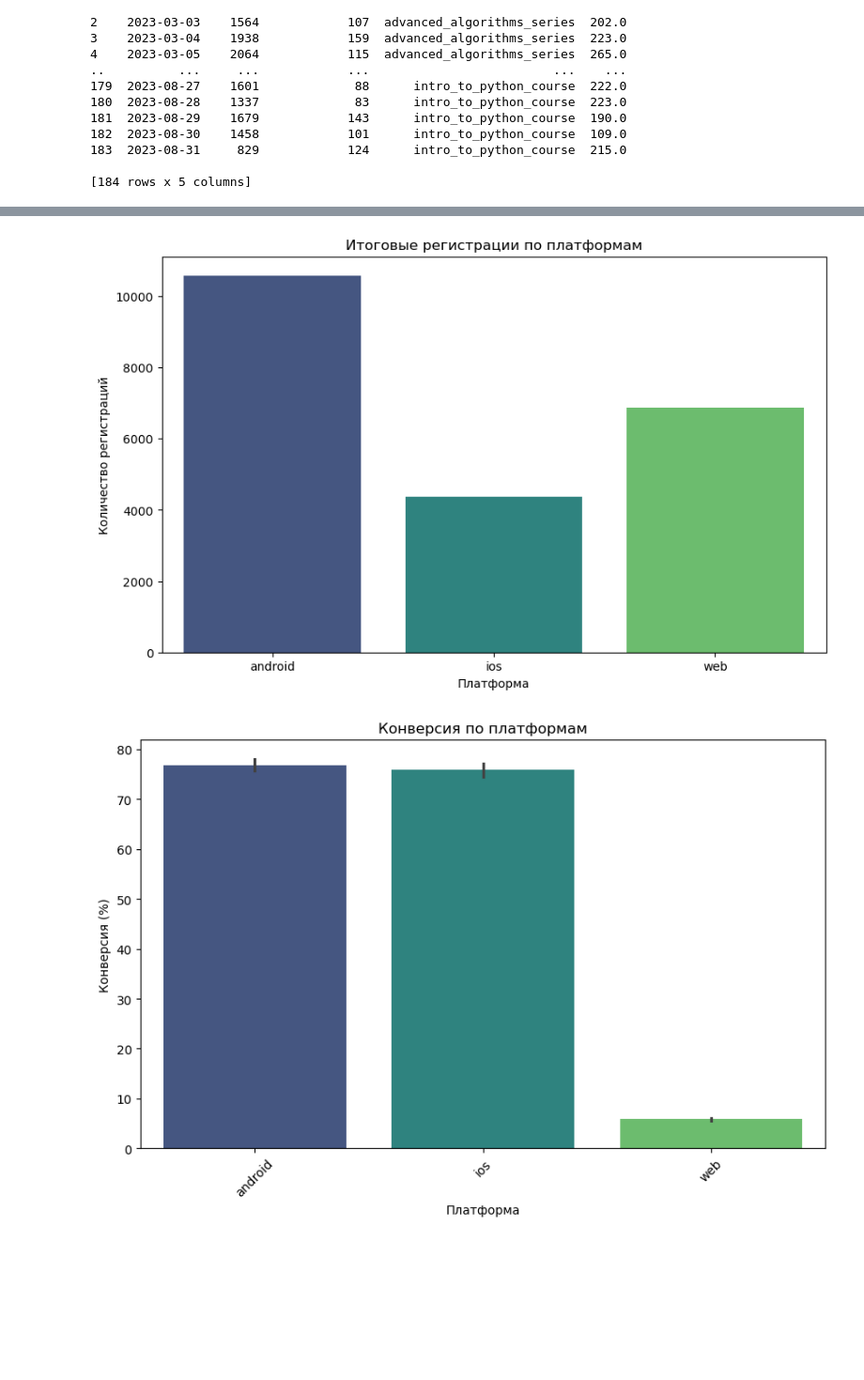
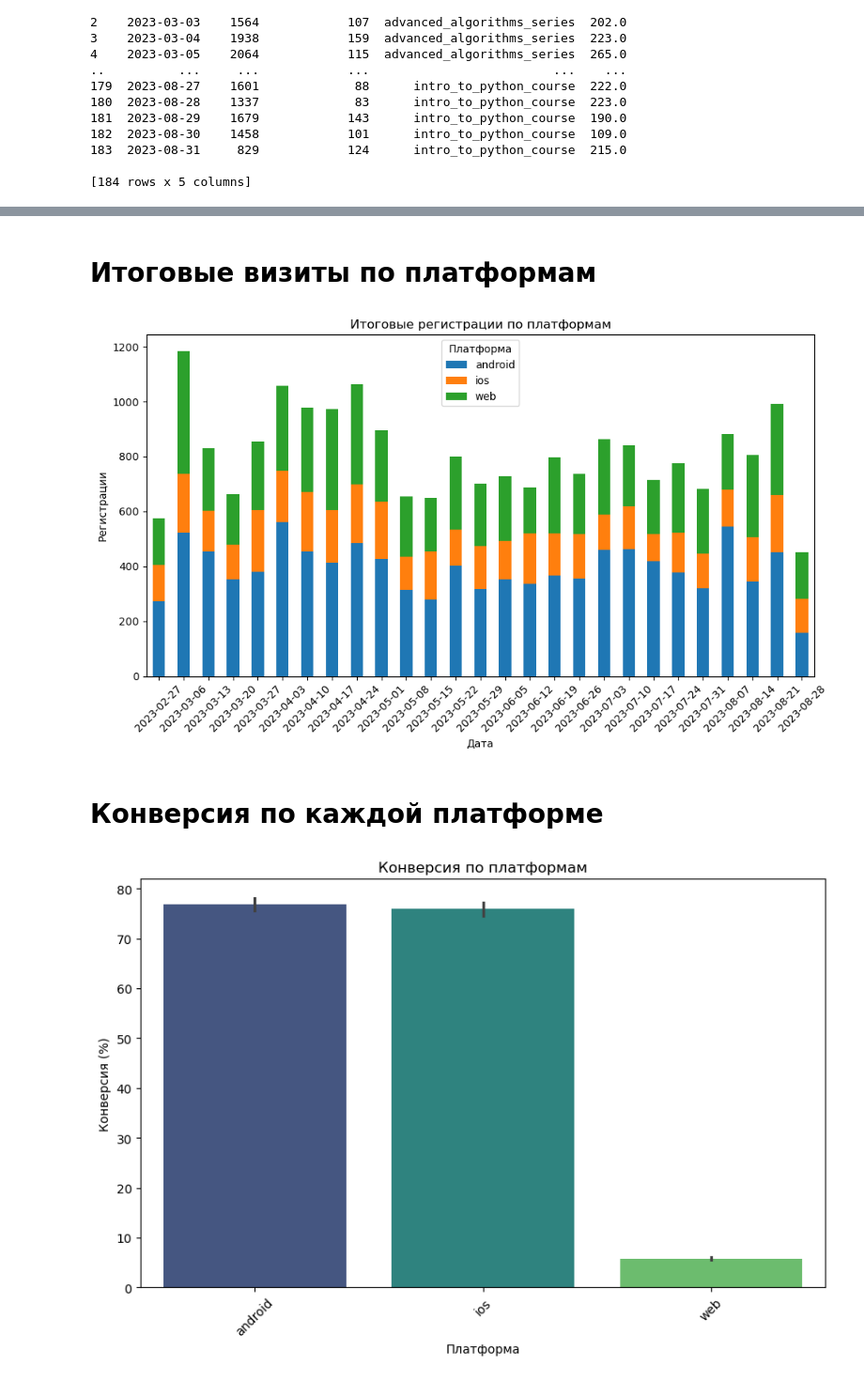
Before and after one commit to Vazlevski/data-analytics-project-100, a Jupyter notebook: charts_project.ipynb, the cells around one changed output, grey strips where cells are left out. Shown at 94% size. Saved outputs shown, nothing was run; the diff lists cells and outputs as text; code cells hidden in the pictures; blank space fills up the shorter version.

```diff
--- a/charts_project.ipynb
+++ b/charts_project.ipynb
@@ -258,12 +356,16 @@ charts_dir.mkdir(parents=True, exist_ok=True)
 # %%
-# Итоговые визиты
+def total_registrations_platform(df):
+    fig, ax = plt.subplots(figsize=(10,6))
+    cnv_ads_pvt1 = df.pivot_table(index='date_week', columns='platform', values='visits')
+    cnv_ads_pvt1.plot(kind='bar', stacked=True, ax=ax)
+    plt.title('Итоговые визиты по платформам')
+    ax.legend(title='Платформа')
+    plt.xticks(rotation=45)
+    plt.xlabel('Дата')
+    plt.ylabel('Визиты')
+    plt.tight_layout()
+    plt.savefig('./charts/total_visits_platform.png')
+    plt.show()
 
-total_visits = visits_df.groupby('platform').size().reset_index(name='visits')
-plt.figure(figsize=(10, 6))
-sns.barplot(data=total_visits, x='platform', y='visits', hue='platform', palette='viridis')
-plt.title('Итоговые визиты по платформам')
-plt.xlabel('Платформа')
-plt.ylabel('Количество визитов')
-plt.savefig('./charts/total_visits.png')
-plt.show()
+total_registrations_platform(conversion_week_platform)
 # %% [output]
@@ -271,15 +391,22 @@ plt.show()
+# %% [markdown]
+# Итоговые визиты по платформам
 # %%
-# Итоговые регистрации
+def total_registrations_platform(df):
+    fig, ax = plt.subplots(figsize=(10,6))
+    cnv_ads_pvt1 = df.pivot_table(index='date_week', columns='platform', values='registrations')
+    cnv_ads_pvt1.plot(kind='bar', stacked=True, ax=ax)
+    plt.title('Итоговые регистрации по платформам')
+    ax.legend(title='Платформа')
+    plt.xticks(rotation=45)
+    plt.xlabel('Дата')
+    plt.ylabel('Регистрации')
+    plt.tight_layout()
+    plt.savefig('./charts/total_registrations_platform.png')
+    plt.show()
 
-total_registrations = registrations_df.groupby('platform').size().reset_index(name='registrations')
-
-plt.figure(figsize=(10, 6))
-sns.barplot(data=total_registrations, x='platform', y='registrations', hue='platform', palette='viridis')
-plt.title('Итоговые регистрации по платформам')
-plt.xlabel('Платформа')
-plt.ylabel('Количество регистраций')
-plt.savefig('./charts/total_registrations.png')
-plt.show()
+total_registrations_platform(conversion_week_platform)
 # %% [output]
-[figure, old version]
+[figure, new version]
+# %% [markdown]
+# Конверсия по каждой платформе
 # %%
```
Also changed, not shown: parts of 26 cells of this notebook, 13 other files.
